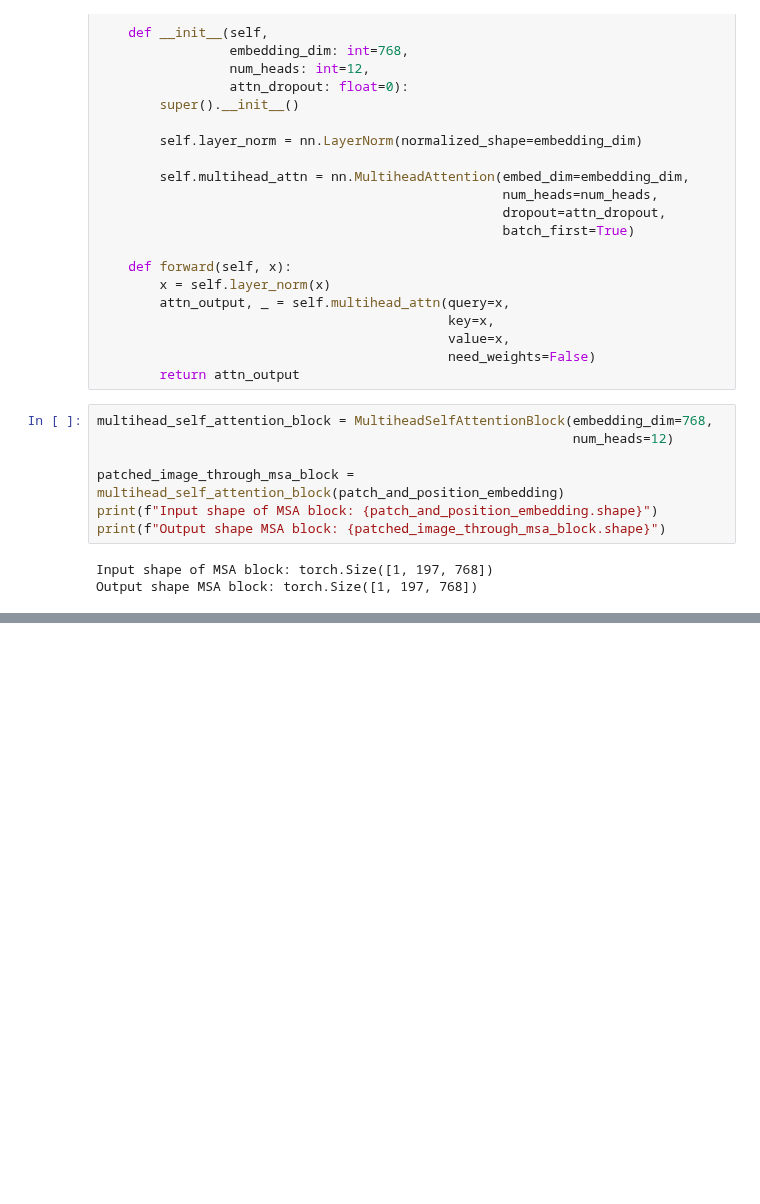
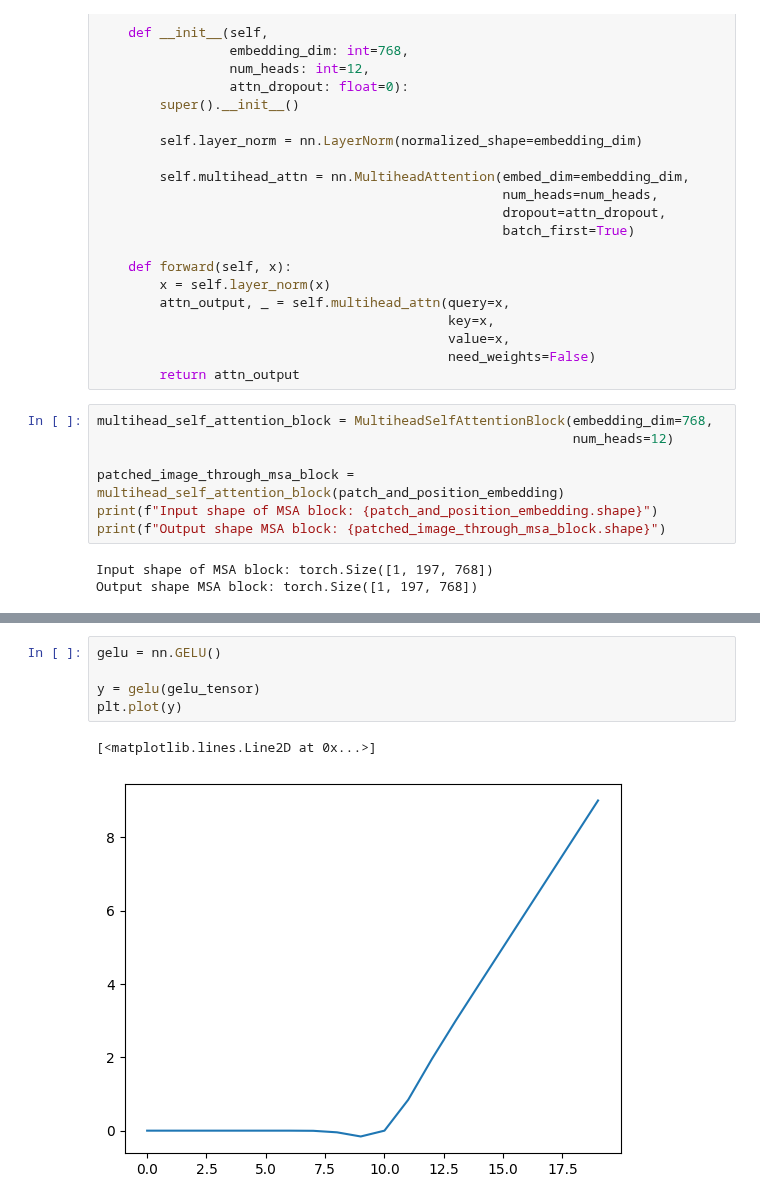
Before and after one commit to AlexanderAKM/Pytorch-Fundamentals, a Jupyter notebook: 08_pytorch_paper_replicating.ipynb, the cells around one changed output, grey strips where cells are left out. Drawn from its saved outputs; the diff is of its cells as text; blank space fills up the shorter version.

```diff
--- a/08_pytorch_paper_replicating.ipynb
+++ b/08_pytorch_paper_replicating.ipynb
@@ -567,0 +578,8 @@ Output shape MSA block: torch.Size([1, 197, 768])
+# %%
+gelu = nn.GELU()
+
+y = gelu(gelu_tensor)
+plt.plot(y)
+# %% [output]
+[<matplotlib.lines.Line2D at 0x...>]
+[figure, added]
```
Also changed, not shown: parts of 10 cells of this notebook.
